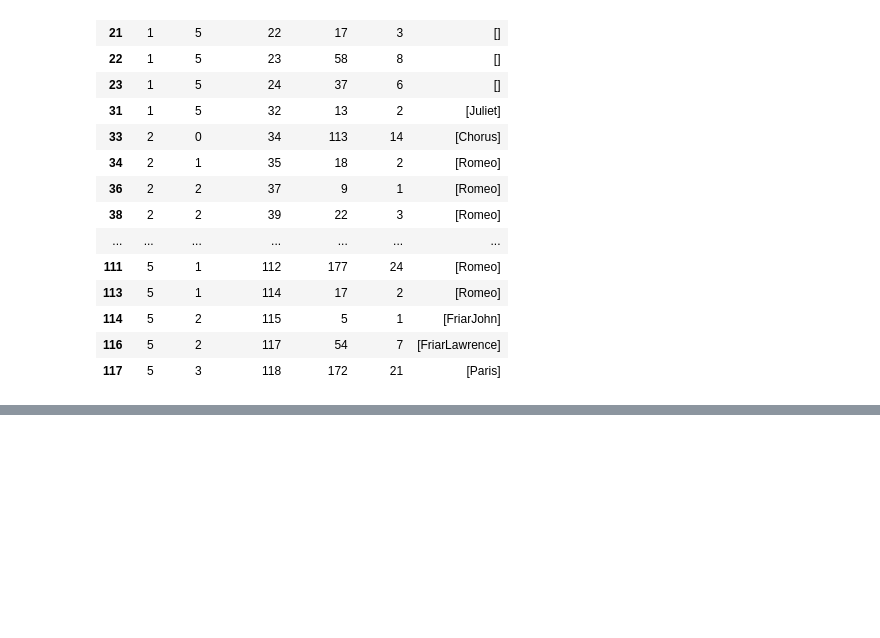
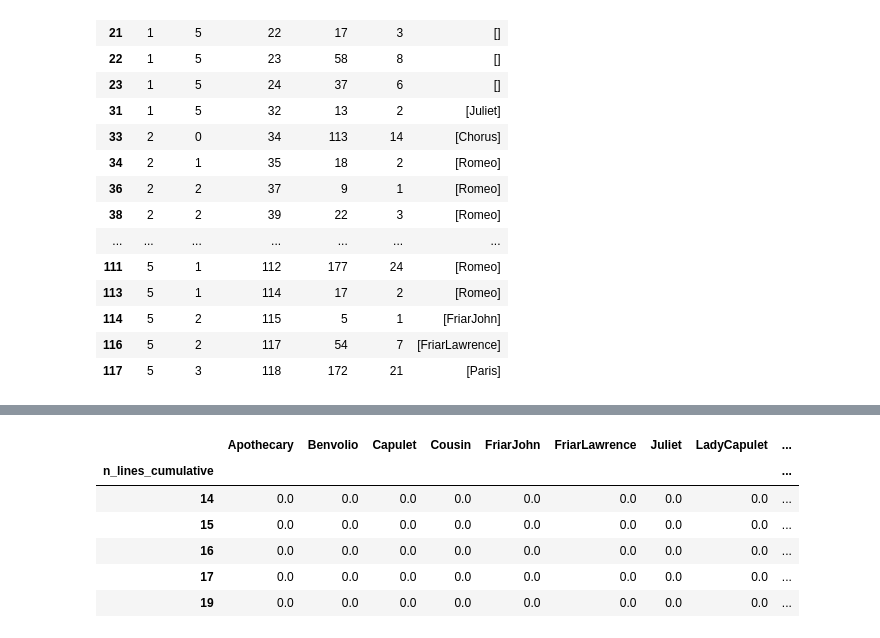
Before and after one commit to hyperbard/hyperbard, a Jupyter notebook: notebooks/romeo_and_juliet.ipynb, the cells around one changed output, grey strips where cells are left out. Saved outputs shown, nothing was run; the diff lists cells and outputs as text; code cells hidden in the pictures; blank space fills up the shorter version.

```diff
--- a/notebooks/romeo_and_juliet.ipynb
+++ b/notebooks/romeo_and_juliet.ipynb
@@ -706,0 +734,2 @@ hg_group_mw_edges = hg_group_mw_edges[hg_group_mw_edges.onstage.map(lambda x:len
+# %%
+hg_speech_mwd["n_lines_cumulative"] = hg_speech_mwd.n_lines.cumsum()
@@ -706,0 +745,11 @@ hg_group_mw_edges = hg_group_mw_edges[hg_group_mw_edges.onstage.map(lambda x:len
+# %%
+transformed_df = speaker_df.T[[x for x in speaker_df.index if x != "Chorus"]].fillna(0)
+transformed_df.head()
+# %% [output]
+|  | Apothecary | Benvolio | Capulet | Cousin | FriarJohn | FriarLawrence | Juliet | LadyCapulet | ... |
+| n_lines_cumulative |  |  |  |  |  |  |  |  | ... |
+| 14 | 0.0 | 0.0 | 0.0 | 0.0 | 0.0 | 0.0 | 0.0 | 0.0 | ... |
+| 15 | 0.0 | 0.0 | 0.0 | 0.0 | 0.0 | 0.0 | 0.0 | 0.0 | ... |
+| 16 | 0.0 | 0.0 | 0.0 | 0.0 | 0.0 | 0.0 | 0.0 | 0.0 | ... |
+| 17 | 0.0 | 0.0 | 0.0 | 0.0 | 0.0 | 0.0 | 0.0 | 0.0 | ... |
+| 19 | 0.0 | 0.0 | 0.0 | 0.0 | 0.0 | 0.0 | 0.0 | 0.0 | ... |
```
Also changed, not shown: parts of 11 cells of this notebook.
